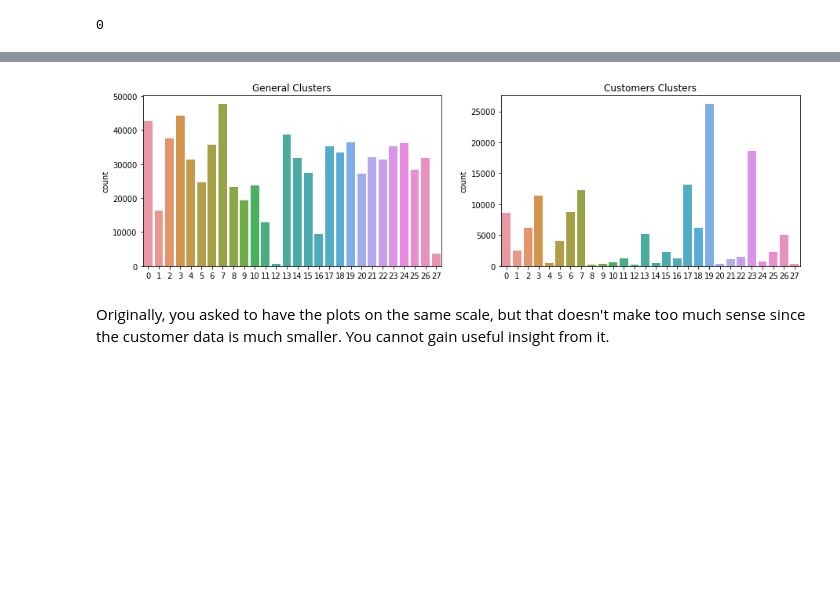
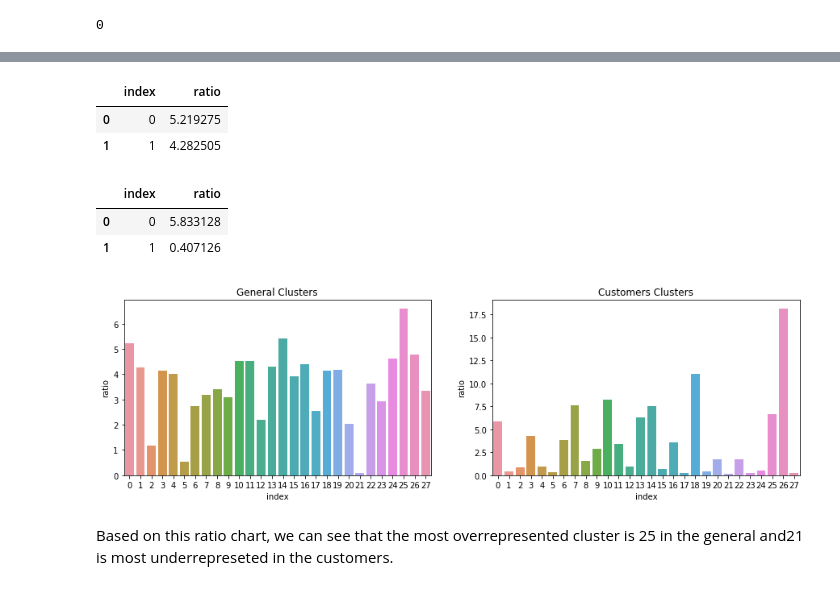
Before and after one commit to MilesJoseph/Udacity_Identify_Customer_Segments, a Jupyter notebook: notebooks/Identify_Customer_Segments.ipynb, the cells around one changed output, grey strips where cells are left out. Saved outputs shown, nothing was run; the diff lists cells and outputs as text; code cells hidden in the pictures; blank space fills up the shorter version.

```diff
--- a/notebooks/Identify_Customer_Segments.ipynb
+++ b/notebooks/Identify_Customer_Segments.ipynb
@@ -982,27 +980,58 @@ array([17,  0,  7, ..., 19,  0, 17], dtype=int32)
+# %%
+data_pred_sums = pd.DataFrame(data_pred)
+data_pred_sums = pd.DataFrame(data_pred_sums.iloc[:, 0].value_counts())
+data_pred_sums["index"] = data_pred_sums.index
+data_pred_sums["counts"] = data_pred_sums[0]
+data_pred_sums["ratio"] = (data_pred_sums["counts"]/len(data_pred)) *100
+data_pred_sums = data_pred_sums.sort_values('index')
+
+data_pred_sums = data_pred_sums[["index","ratio"]]
+
+data_pred_sums.head(2)
+# %% [output]
+|  | index | ratio |
+| 0 | 0 | 5.219275 |
+| 1 | 1 | 4.282505 |
+# %%
+pred_customers_sum = pd.DataFrame(pred_customers)
+pred_customers_sum = pd.DataFrame(pred_customers_sum.iloc[:, 0].value_counts())
+pred_customers_sum["index"] = pred_customers_sum.index
+pred_customers_sum["counts"] = pred_customers_sum[0]
+pred_customers_sum["ratio"] = (pred_customers_sum["counts"]/len(customers_clean)) *100
+pred_customers_sum = pred_customers_sum.sort_values('index')
+
+pred_customers_sum = pred_customers_sum[["index", "ratio"]]
+
+pred_customers_sum.head(2)
+# %% [output]
+|  | index | ratio |
+| 0 | 0 | 5.833128 |
+| 1 | 1 | 0.407126 |
 # %%
 # Compare the proportion of data in each cluster for the customer data to the
 # proportion of data in each cluster for the general population.
 
+
+
 def compare_plot(general,customers):
     fig, (ax1, ax2) = plt.subplots(1, 2)
     fig.set_figwidth(15)
+
     ax1.set_title('General Clusters')
-    sns.countplot(general,ax=ax1)
+    sns.barplot(x="index", y="ratio", data = general, ax=ax1)
 
 
     ax2.set_title('Customers Clusters')
-    sns.countplot(customers,ax=ax2)
+    sns.barplot(x="index", y="ratio", data = customers)
 
-    #plt.xlim(0, 20)
-    #plt.ylim(0, 700000)
 
     plt.show()
-# %%
-compare_plot(data_pred,pred_customers)
-# %% [output]
-[figure, removed]
-# %% [markdown]
-Originally, you asked to have the plots on the same scale, but that doesn't make too much sense since the customer data is much smaller. You cannot gain useful insight from it.
+# %%
+compare_plot(data_pred_sums,pred_customers_sum)
+# %% [output]
+[figure, added]
+# %% [markdown]
+Based on this ratio chart, we can see that the most overrepresented cluster is 25 in the general and21 is most underrepreseted in the customers.
 # %%
 positive_corr=["LP_STATUS_GROB_1.0","HH_EINKOMMEN_SCORE","WEALTH","PLZ8_ANTG3","ALTERSKATEGORIE_GROB","FINANZ_VORSORGER","ZABEOTYP_3.0","SEMIO_ERL",
 "ANREDE_KZ","SEMIO_VERT","SEMIO_FAM","SEMIO_SOZ"]
```
Also changed, not shown: parts of 11 cells of this notebook.
